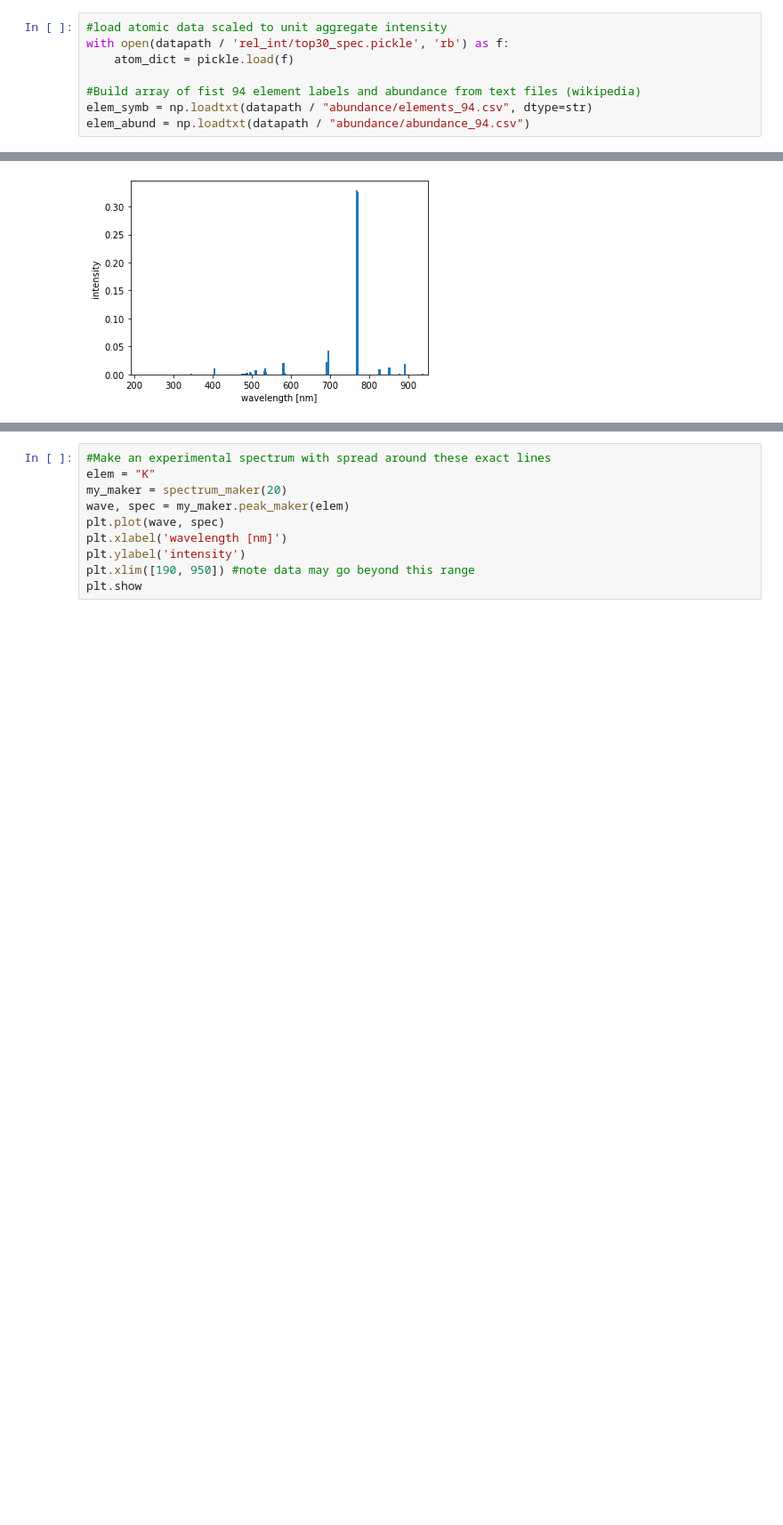
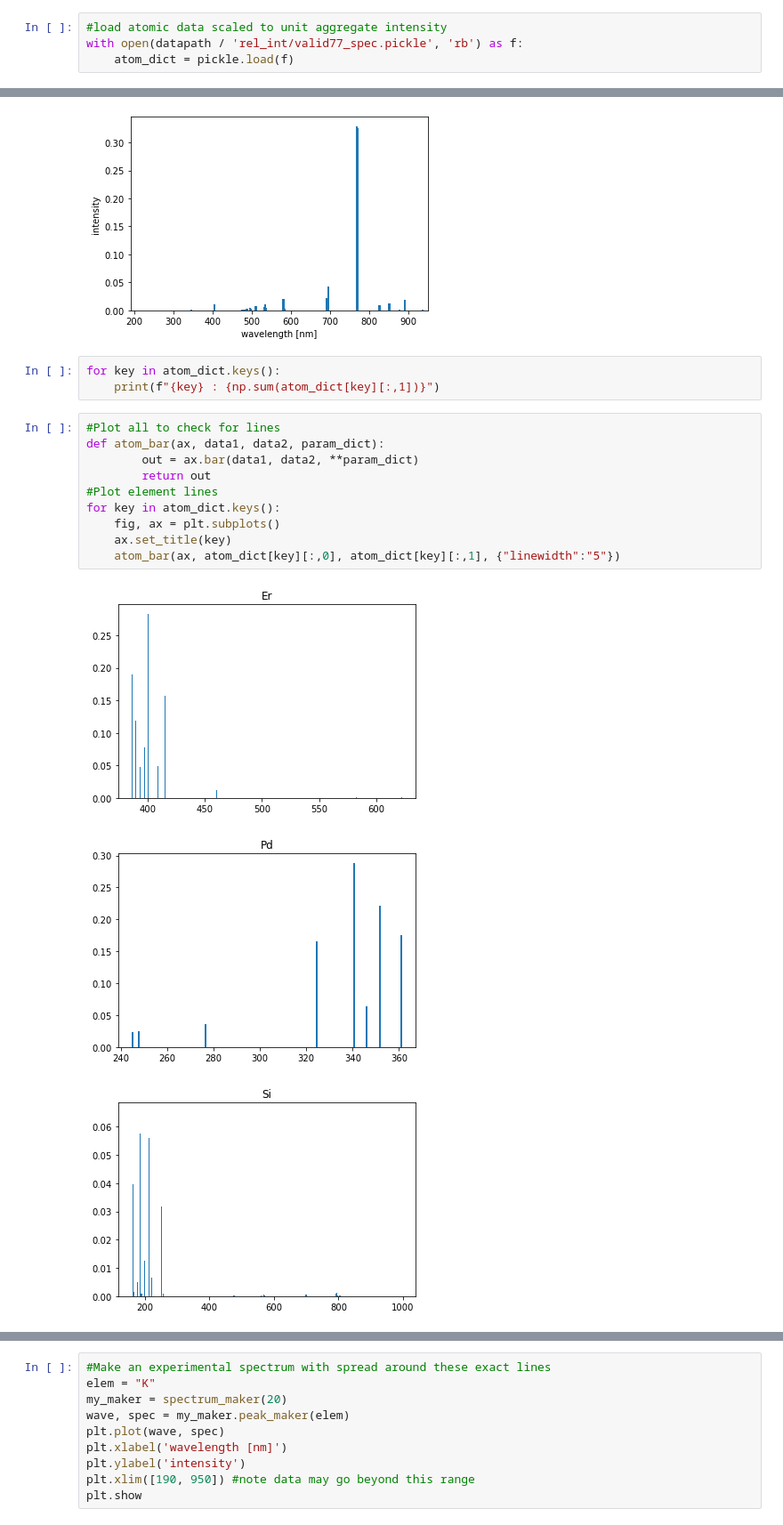
Before and after one commit to MWhitta/phaseMAP, a Jupyter notebook: util/spec_vis.ipynb, the cells around one changed output, grey strips where cells are left out. Shown at 89% size. Drawn from its saved outputs; the diff is of its cells as text; blank space fills up the shorter version.

Commit message:
training on 77 element pairs

```diff
--- a/util/spec_vis.ipynb
+++ b/util/spec_vis.ipynb
@@ -16,9 +16,5 @@ rel_path = 'data'
 datapath = top_dir / rel_path
 # %%
 #load atomic data scaled to unit aggregate intensity
-with open(datapath / 'rel_int/top30_spec.pickle', 'rb') as f:
+with open(datapath / 'rel_int/valid77_spec.pickle', 'rb') as f:
     atom_dict = pickle.load(f)
-
-#Build array of fist 94 element labels and abundance from text files (wikipedia)
-elem_symb = np.loadtxt(datapath / "abundance/elements_94.csv", dtype=str)
-elem_abund = np.loadtxt(datapath / "abundance/abundance_94.csv")
@@ -35,3 +38,20 @@ plt.show
 # %% [output]
 <function matplotlib.pyplot.show(close=None, block=None)>
 [figure]
+# %%
+for key in atom_dict.keys():
+    print(f"{key} : {np.sum(atom_dict[key][:,1])}")
+# %%
+#Plot all to check for lines
+def atom_bar(ax, data1, data2, param_dict):
+        out = ax.bar(data1, data2, **param_dict)
+        return out
+#Plot element lines
+for key in atom_dict.keys():
+    fig, ax = plt.subplots()
+    ax.set_title(key)
+    atom_bar(ax, atom_dict[key][:,0], atom_dict[key][:,1], {"linewidth":"5"})
+# %% [output]
+[figure, added]
+[figure, added]
+[figure, added]
```
Also changed, not shown: parts of 2 cells of this notebook, 3 other files.
